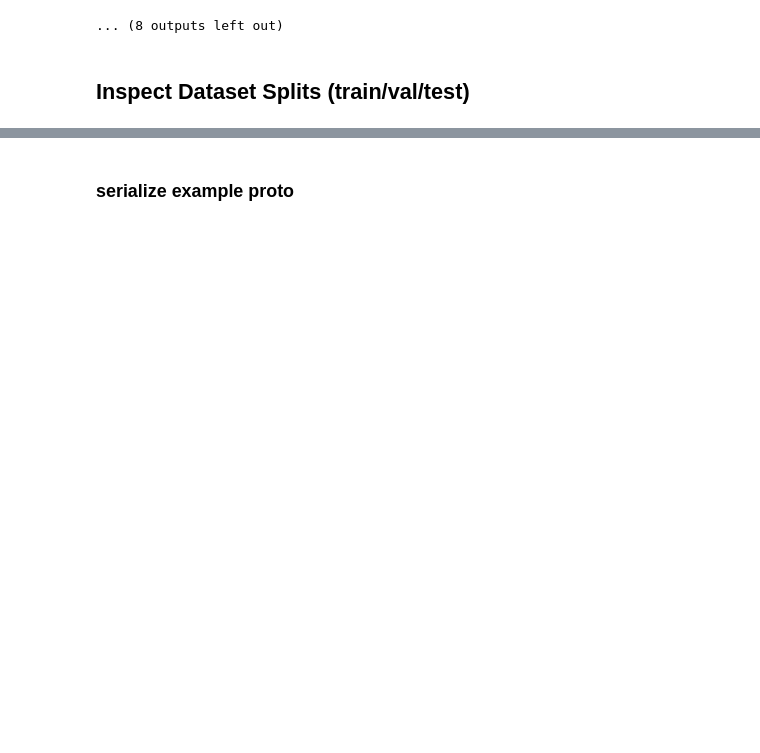
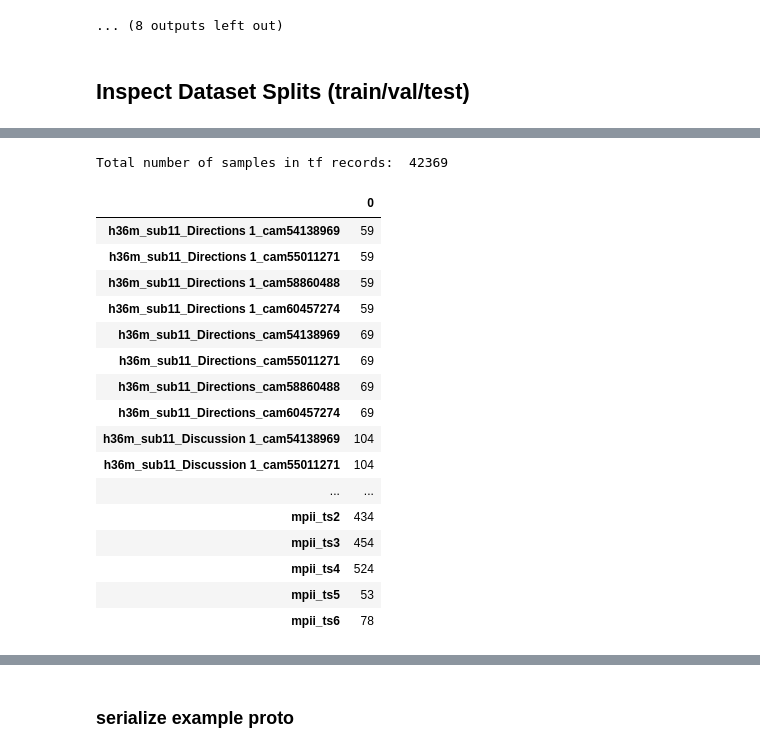
Before and after one commit to russoale/hmr2.0, a Jupyter notebook: notebooks/inspect.ipynb, the cells around one changed output, grey strips where cells are left out. Drawn from its saved outputs; the diff is of its cells as text; code cells hidden in the pictures; blank space fills up the shorter version.

```diff
--- a/notebooks/inspect.ipynb
+++ b/notebooks/inspect.ipynb
@@ -211,0 +207,55 @@ Total number of samples in tf records:  43284
+# %%
+def count_test_samples():
+    config = CountConfig()
+
+    tf_record_dirs = [os.path.join(config.DATA_DIR, dataset, '*_test.tfrecord') for dataset in config.DATASETS]
+    tf_records = [tf_record for tf_records in sorted([glob(f) for f in tf_record_dirs]) for tf_record in tf_records]
+
+    def parse_test(example_proto):
+        feature_map = {
+            'sequence': tf.io.FixedLenFeature([], dtype=tf.string)
+        }
+        features = tf.io.parse_single_example(example_proto, feature_map)
+        sequence = features['sequence']
+        return sequence
+
+    dataset = tf.data.TFRecordDataset(tf_records, num_parallel_reads=config.NUM_PARALLEL) \
+        .map(parse_test, num_parallel_calls=config.NUM_PARALLEL) \
+        .prefetch(config.NUM_PARALLEL * 2)
+
+    num_samples, sequence_count = 0, {}
+    for sequence in dataset:
+        sequence = sequence.numpy().decode("utf-8")
+        if sequence not in sequence_count.keys():
+            sequence_count[sequence] = 1
+        else:
+            sequence_count[sequence] += 1
+        num_samples += 1
+
+    print('Total number of samples in tf records: ', num_samples)
+
+    return json.dumps(sequence_count, indent=4, sort_keys=True)
+# %%
+data_test = count_test_samples()
+
+df_test = pd.read_json(data_test, orient='index')
+display(HTML(df_test.to_html()))
+# %% [output]
+Total number of samples in tf records:  42369
+|  | 0 |
+| h36m_sub11_Directions 1_cam54138969 | 59 |
+| h36m_sub11_Directions 1_cam55011271 | 59 |
+| h36m_sub11_Directions 1_cam58860488 | 59 |
+| h36m_sub11_Directions 1_cam60457274 | 59 |
+| h36m_sub11_Directions_cam54138969 | 69 |
+| h36m_sub11_Directions_cam55011271 | 69 |
+| h36m_sub11_Directions_cam58860488 | 69 |
+| h36m_sub11_Directions_cam60457274 | 69 |
+| h36m_sub11_Discussion 1_cam54138969 | 104 |
+| h36m_sub11_Discussion 1_cam55011271 | 104 |
+| ... | ... |
+| mpii_ts2 | 434 |
+| mpii_ts3 | 454 |
+| mpii_ts4 | 524 |
+| mpii_ts5 | 53 |
+| mpii_ts6 | 78 |
```
Also changed, not shown: parts of 16 cells of this notebook, 10 other files.
